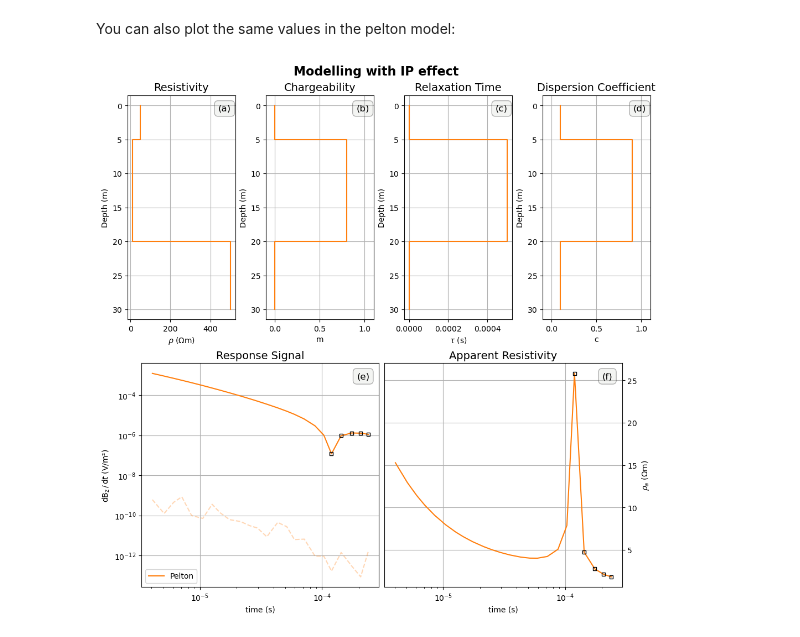
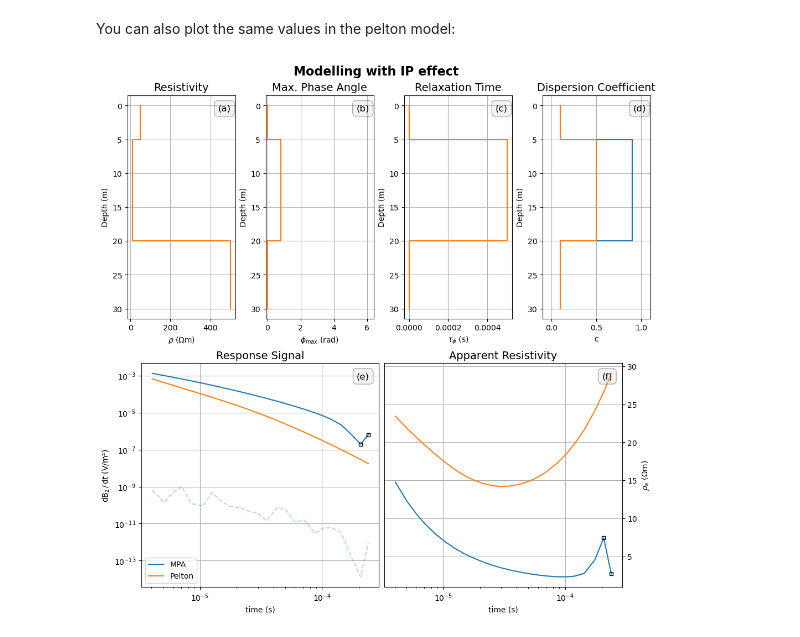
Before and after one commit to pb-tuwien/geophysics_repo, a Jupyter notebook: tutorials/TEM/tutorial_ForwardTEM_with_IP.ipynb, the cells around one changed output. Drawn from its saved outputs; the diff is of its cells as text; code cells hidden in the pictures.

Commit message:
Fixed y-axis issue for ForwardTEM

```diff
--- a/tutorials/TEM/tutorial_ForwardTEM_with_IP.ipynb
+++ b/tutorials/TEM/tutorial_ForwardTEM_with_IP.ipynb
@@ -123,30 +123,31 @@ forward_solver.run('MPA')
 # %% [markdown]
 You can also plot the same values in the pelton model:
 # %%
+forward_solver.track = True
 # Thickness of each layer in meters
 thk = [5, 15, 10]
 
 # Direct current resistivity of each layer in Ohm meters
 rho_0 = [50, 10, 500]
 
 # Chargeability of each layer
 m = [0, 0.8, 0]
 
 # Relaxation time of each layer in seconds
 tau = [1e-6, 5e-4, 1e-6]
 
 # Dispersion coefficient of each layer
-c = [0.1, 0.9, 0.1]
+c = [0.1, 0.5, 0.1]
 
 # Add the max phase angle model
-forward_solver.add_pelton_model(
+forward_solver.add_mpa_model(
     thickness=thk,
     resistivity=rho_0,
-    chargeability=m,
+    max_phase_angle=m,
     relaxation_time=tau,
     dispersion_coefficient=c)
 
 
 forward_solver.run('Pelton')
 # %% [output]
-[figure, old version]
+[figure, new version]
```
Also changed, not shown: 1 other file.
